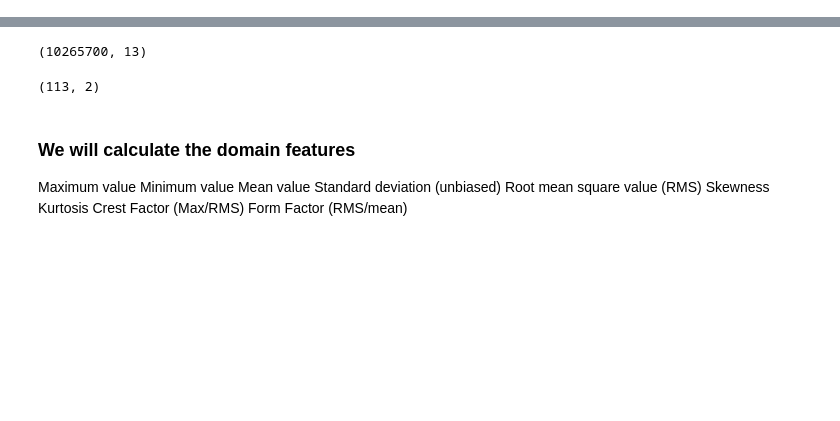
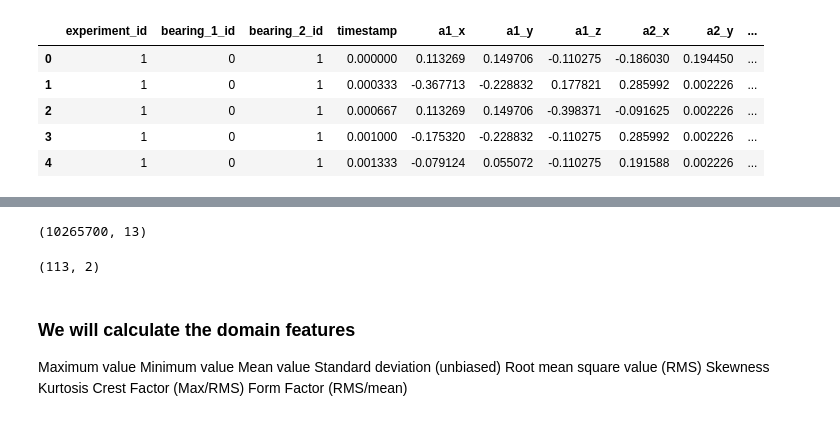
Before and after one commit to JayeshItaliya86/challenge-classification, a Jupyter notebook: bearing challenge_classification.ipynb, the cells around one changed output, grey strips where cells are left out. Drawn from its saved outputs; the diff is of its cells as text; code cells hidden in the pictures; blank space fills up the shorter version.

```diff
--- a/bearing challenge_classification.ipynb
+++ b/bearing challenge_classification.ipynb
@@ -37,0 +116,9 @@ df_train.tail(50)
+# %%
+df_train.head()
+# %% [output]
+|  | experiment_id | bearing_1_id | bearing_2_id | timestamp | a1_x | a1_y | a1_z | a2_x | a2_y | ... |
+| 0 | 1 | 0 | 1 | 0.000000 | 0.113269 | 0.149706 | -0.110275 | -0.186030 | 0.194450 | ... |
+| 1 | 1 | 0 | 1 | 0.000333 | -0.367713 | -0.228832 | 0.177821 | 0.285992 | 0.002226 | ... |
+| 2 | 1 | 0 | 1 | 0.000667 | 0.113269 | 0.149706 | -0.398371 | -0.091625 | 0.002226 | ... |
+| 3 | 1 | 0 | 1 | 0.001000 | -0.175320 | -0.228832 | -0.110275 | 0.285992 | 0.002226 | ... |
+| 4 | 1 | 0 | 1 | 0.001333 | -0.079124 | 0.055072 | -0.110275 | 0.191588 | 0.002226 | ... |
```
Also changed, not shown: parts of 31 cells of this notebook.
